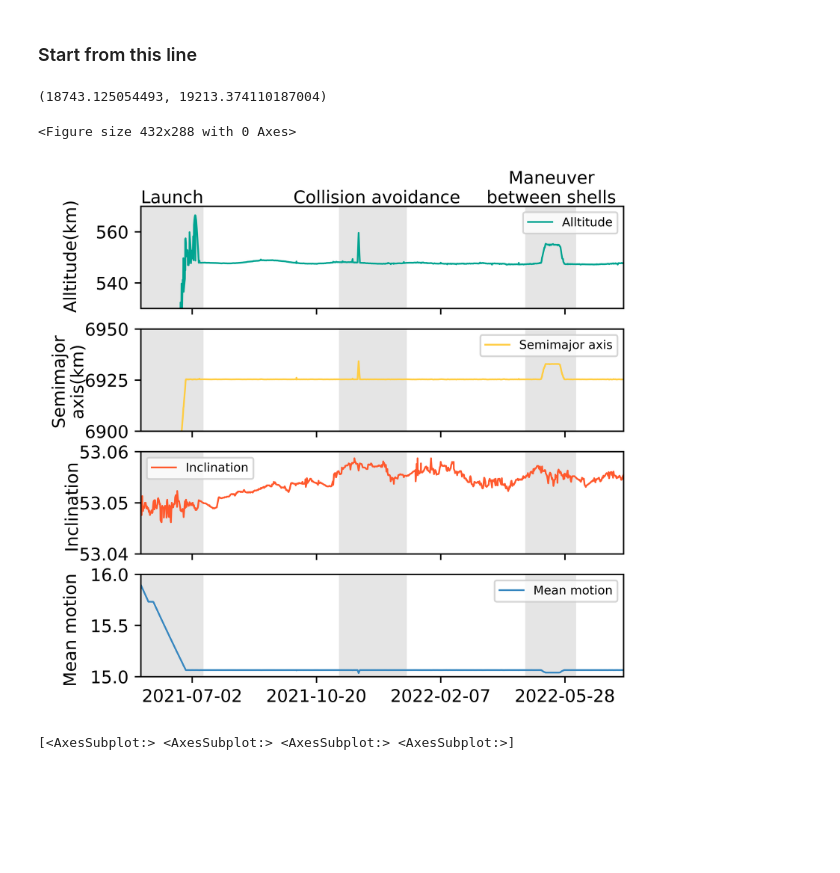
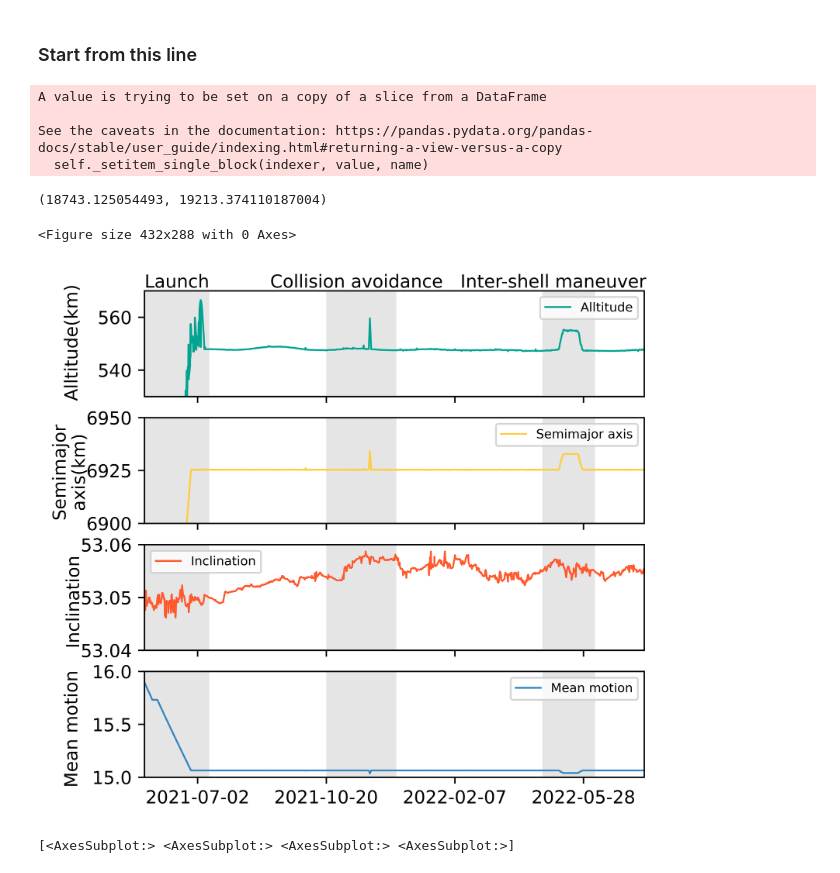
Before and after one commit to self-driving-satellite-network/starlink-autonomous-driving, a Jupyter notebook: Figures and Tables/Figure6/figure6.ipynb, the cells around one changed output. Drawn from its saved outputs; the diff is of its cells as text; code cells hidden in the pictures; blank space fills up the shorter version.

Commit message:
update Figure6

```diff
--- a/Figures and Tables/Figure6/figure6.ipynb
+++ b/Figures and Tables/Figure6/figure6.ipynb
@@ -84,6 +84,14 @@ for key in starlink_dict.keys():
 starlink_dict = {}
 starlink_dict[48481] = pd.read_csv('./data/starlink_dict.csv')
 starlink_dict[48481].drop('Unnamed: 0',axis = 1,inplace = True)
+# %%
+for i in range(len(starlink_dict[48481])):
+    starlink_dict[48481]['EPOCH'].iloc[i] = datetime.datetime.strptime(starlink_dict[48481]['EPOCH'].iloc[i],"%Y-%m-%d %H:%M:%S.%f")
+# %% [output]
+A value is trying to be set on a copy of a slice from a DataFrame
+
+See the caveats in the documentation: https://pandas.pydata.org/pandas-docs/stable/user_guide/indexing.html#returning-a-view-versus-a-copy
+  self._setitem_single_block(indexer, value, name)
 # %%
 for key in starlink_dict.keys():
     if(key != 48481):continue
@@ -132,7 +140,7 @@ for key in starlink_dict.keys():
     plt.ylim((530,570))
     #plt.ylabel('Alltitude(km)')
     axes[0].axvspan(xmin=18760,xmax=18820,facecolor="gray",alpha=0.2)
-    axes[0].axvspan(xmin=18940,xmax=19000,facecolor="gray",alpha=0.2)
+    axes[0].axvspan(xmin=18920,xmax=18980,facecolor="gray",alpha=0.2)
     axes[0].axvspan(xmin=19105,xmax=19150,facecolor="gray",alpha=0.2)
     axes[0].xaxis.set_major_locator(x_major_locator)
     #plt.tick_params(axis='x', width=0)
@@ -145,7 +153,7 @@ for key in starlink_dict.keys():
     plt.ylim((6900,6950))
     #plt.ylabel('Semimajor axis(km)')
     axes[1].axvspan(xmin=18760,xmax=18820,facecolor="gray",alpha=0.2)
-    axes[1].axvspan(xmin=18940,xmax=19000,facecolor="gray",alpha=0.2)
+    axes[1].axvspan(xmin=18920,xmax=18980,facecolor="gray",alpha=0.2)
     axes[1].axvspan(xmin=19105,xmax=19150,facecolor="gray",alpha=0.2)
     axes[1].xaxis.set_major_locator(x_major_locator)
     #plt.tick_params(axis='x', width=0)
@@ -159,7 +167,7 @@ for key in starlink_dict.keys():
     plt.ylim((53.04,53.06))
     #plt.ylabel('Inclination')
     axes[2].axvspan(xmin=18760,xmax=18820,facecolor="gray",alpha=0.2)
-    axes[2].axvspan(xmin=18940,xmax=19000,facecolor="gray",alpha=0.2)
+    axes[2].axvspan(xmin=18920,xmax=18980,facecolor="gray",alpha=0.2)
     axes[2].axvspan(xmin=19105,xmax=19150,facecolor="gray",alpha=0.2)
     axes[2].xaxis.set_major_locator(x_major_locator)
     axes[2].yaxis.set_major_locator(y_major_locator)
@@ -171,9 +179,9 @@ for key in starlink_dict.keys():
     plt.plot(time_list,mean_motion_list,color = "#3787C0",linewidth=1)
     #plt.xticks(alpha=0)
     axes[3].axvspan(xmin=18760,xmax=18820,facecolor="gray",alpha=0.2)
-    axes[3].axvspan(xmin=18940,xmax=19000,facecolor="gray",alpha=0.2)
+    axes[3].axvspan(xmin=18920,xmax=18980,facecolor="gray",alpha=0.2)
     axes[3].axvspan(xmin=19105,xmax=19150,facecolor="gray",alpha=0.2)
-    axes[3].xaxis.set_major_locator(x_major_locator)
+    axes[3].xaxis.set_major_locator(MultipleLocator(110))
     #plt.tick_params(axis='x', width=0)
     plt.legend(['Mean motion'],fontsize = 7)
     #plt.ylabel('Mean motion')
@@ -269,37 +277,37 @@ for key in starlink_dict.keys():
     # axes[8].axvspan(xmin=19120,xmax=19170,facecolor="gray",alpha=0.2)
     # #plt.tick_params(axis='x', width=0)
     # plt.legend(['APOGEE'],fontsize = 5)
     # plt.xticks(fontsize=5)
     # plt.yticks(fontsize=5)
     # plt.subplot(10,1,10)
     # plt.plot(time_list,perigee_list,color = list(cnames.keys())[13],linewidth=1)
     # plt.xlabel('time')
     # plt.legend(['PERIGEE'],fontsize = 5)
     # plt.xticks(fontsize=5)
     # plt.yticks(fontsize=5)
     # axes[9].axvspan(xmin=18560,xmax=18700,facecolor="gray",alpha=0.2)
     # axes[9].axvspan(xmin=18860,xmax=18920,facecolor="gray",alpha=0.2)
     # axes[9].axvspan(xmin=19120,xmax=19170,facecolor="gray",alpha=0.2)
     fig.text(0.125,0.885,'Launch',fontsize = 10)
-    fig.text(0.37,0.885,'Collision avoidance',fontsize = 10)
-    fig.text(0.68,0.885,'    Maneuver\nbetween shells',fontsize = 10)
+    fig.text(0.32,0.885,'Collision avoidance',fontsize = 10)
+    fig.text(0.615,0.885,'Inter-shell maneuver',fontsize = 10)
     fig.text(0,0.8,'Alltitude(km)',fontsize = 10,va='center', rotation='vertical')
     fig.text(-0.02,0.6,'Semimajor',fontsize = 10,va='center', rotation='vertical')
     fig.text(0.01,0.6,'axis(km)',fontsize = 10,va='center', rotation='vertical')
     fig.text(0,0.4,'Inclination',fontsize = 10,va='center', rotation='vertical')
     fig.text(0,0.2,'Mean motion',fontsize = 10,va='center', rotation='vertical')
     # plt.subplot(212)
     # plt.plot(time_axis_dict.keys(),time_axis_dict.values())
     # plt.xlabel('time')
     # plt.ylabel('semi axis(km)')
     # plt.xticks(fontsize=5)
     # plt.yticks(fontsize=5)
     # plt.ylim((6900,6950))
-    plt.savefig('figure6a.pdf',bbox_inches='tight')
+    plt.savefig('figure6a.png',bbox_inches='tight')
 # %% [output]
 (18743.125054493, 19213.374110187004)
 <Figure size 432x288 with 0 Axes>
-[figure, old version]
+[figure, new version]
 # %%
 # plt.figure(figsize=(3,4),dpi=300)
 # plt.figure(1)
```
Also changed, not shown: 2 other files.
